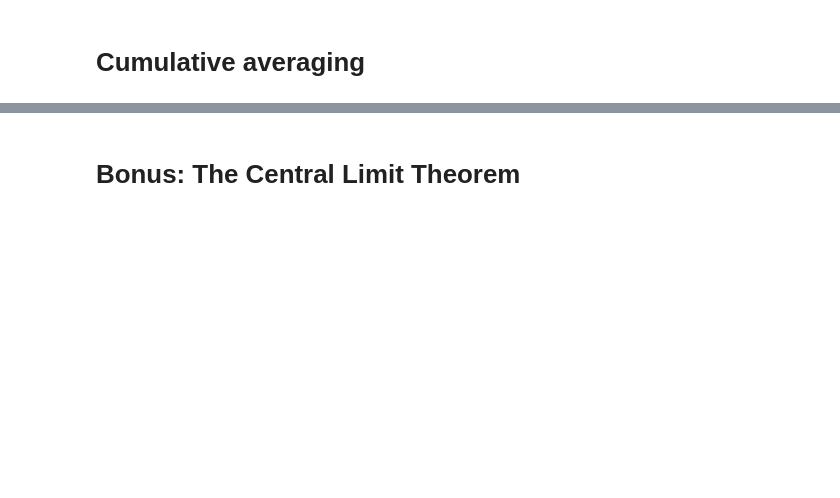
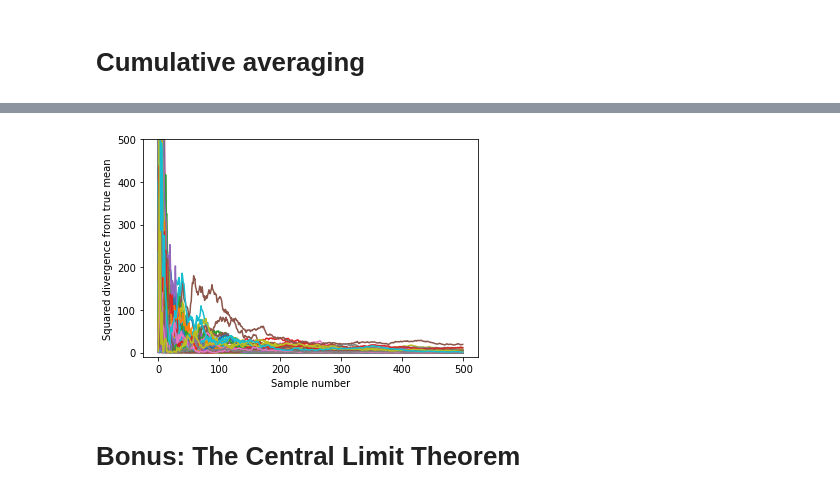
Before and after one commit to mdabushad/law_of_large_numbers, a Jupyter notebook: LawLargeNumber.ipynb, the cells around one changed output, grey strips where cells are left out. Saved outputs shown, nothing was run; the diff lists cells and outputs as text; code cells hidden in the pictures; blank space fills up the shorter version.

```diff
--- a/LawLargeNumber.ipynb
+++ b/LawLargeNumber.ipynb
@@ -116,11 +124,36 @@ plt.show()
 # %%
 # compute the squared divergence from the true mean,
 # repeated over 100 iterations
 
+meta_samples = 100
+allsamplemeans = np.zeros((meta_samples,number_of_samples))
+
+cum_avgs = np.zeros((meta_samples,number_of_samples))
+
+for metai in range(meta_samples):
+  for expi in range(number_of_samples):
+    random_sample = np.random.choice(population,size = sample_size)
+    samplemeans[expi] = np.mean(random_sample)
+
+  # store sample means
+  allsamplemeans[metai,:] = samplemeans
+
+
+# get cumulative average
+  temp = np.cumsum(samplemeans) / np.arange(1,number_of_samples+1)
+  cum_avgs[metai,:] = (temp-trueMean)**2
+
+
+
+
 
 # plot them all
+plt.plot(cum_avgs.T)
 plt.xlabel('Sample number')
 plt.ylabel('Squared divergence from true mean')
+plt.ylim([-10,500])
 plt.show()
+# %% [output]
+[figure, added]
 # %% [markdown]
 # Bonus: The Central Limit Theorem
```
Also changed, not shown: parts of 9 cells of this notebook.
